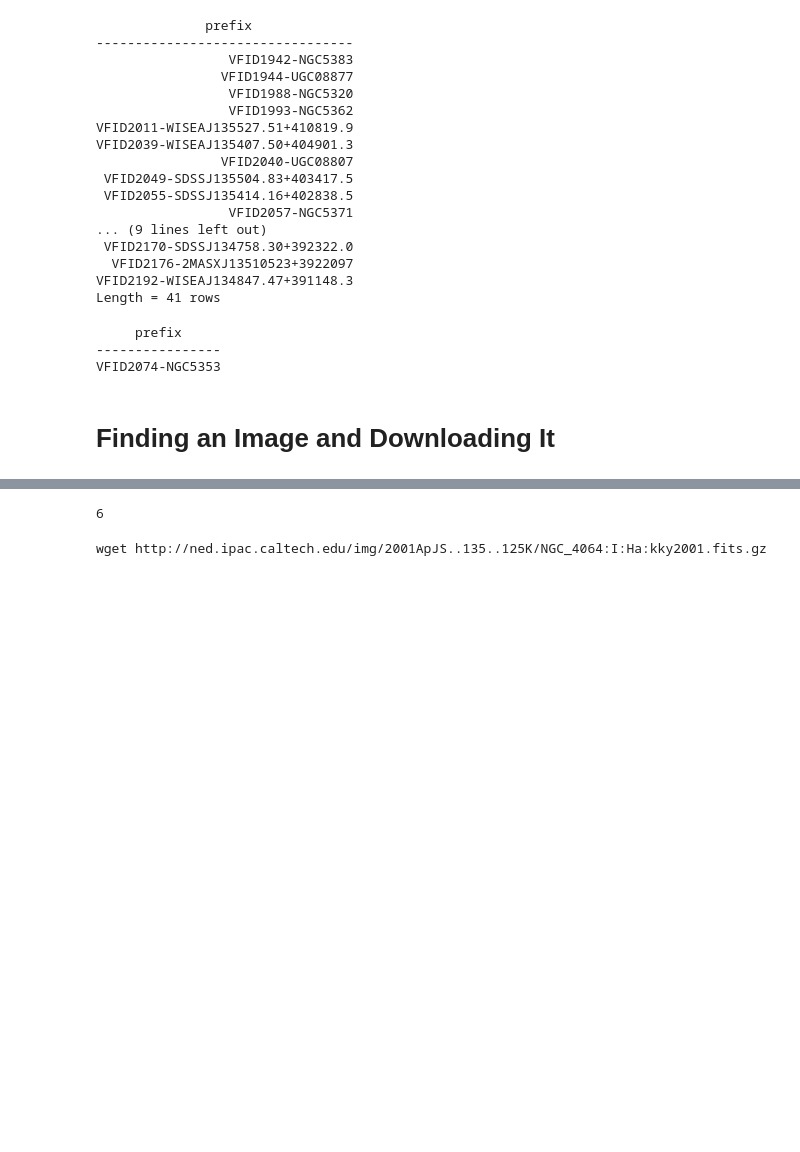
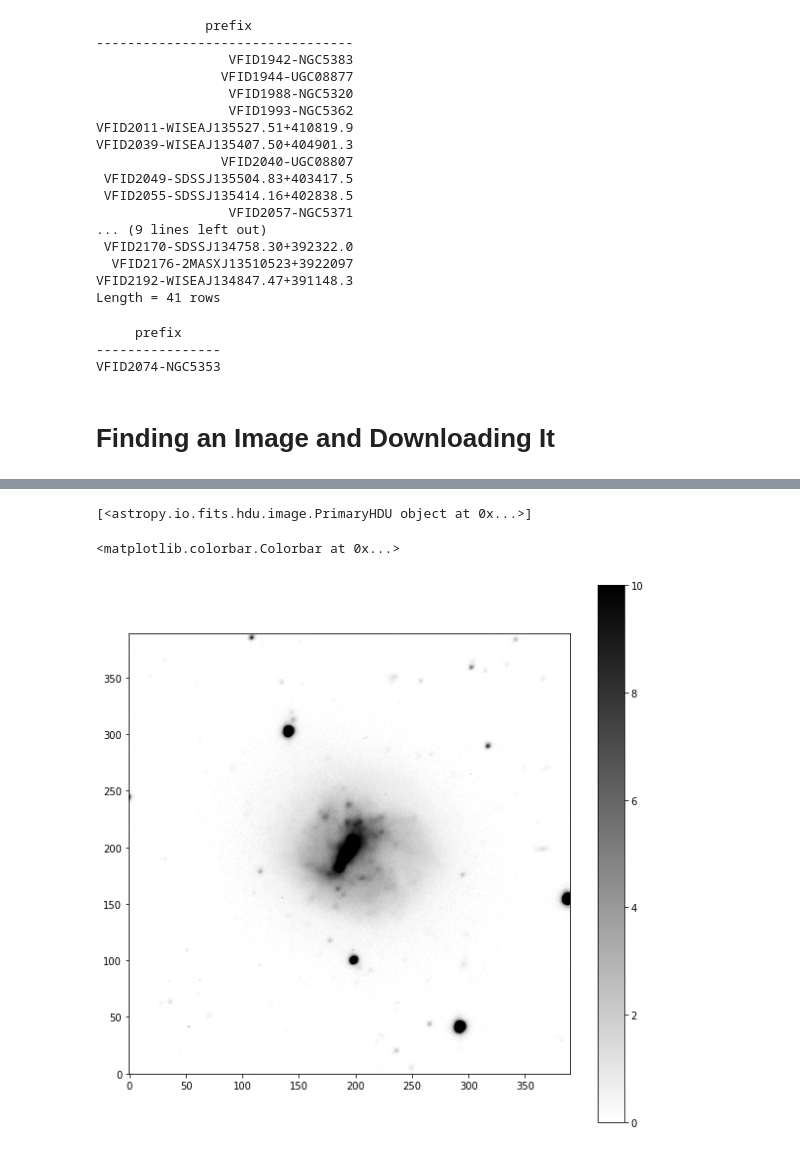
Before and after one commit to rfinn/havirgo, a Jupyter notebook: notebooks/summer_research_2024.ipynb, the cells around one changed output, grey strips where cells are left out. Cells and saved outputs as stored; diff of their text form; code cells hidden in the pictures; blank space fills up the shorter version.

```diff
--- a/notebooks/summer_research_2024.ipynb
+++ b/notebooks/summer_research_2024.ipynb
@@ -252 +276,14 @@ image_list[7]
+# %%
+rhdu = fits.open('VFID6362-UGC09661-BOK-20210418-VFID6406-R.fits')
+# %%
+rhdu
+# %% [output]
+[<astropy.io.fits.hdu.image.PrimaryHDU object at 0x...>]
+# %%
+plt.figure(figsize=(10,10))
+plt.imshow(rhdu[0].data,cmap='gray_r',vmin=0,vmax=10,origin="lower")
+plt.colorbar()
+# %% [output]
+<matplotlib.colorbar.Colorbar at 0x...>
+[figure, added]
 # %%
@@ -254,10 +290,0 @@ import wget
-# %%
-string = f"wget {image_list[7]}"
-import os
-os.system(string)
-# %% [output]
-6
-# %%
-print(string)
-# %% [output]
-wget http://ned.ipac.caltech.edu/img/2001ApJS..135..125K/NGC_4064:I:Ha:kky2001.fits.gz
```
Also changed, not shown: parts of 27 cells of this notebook.
